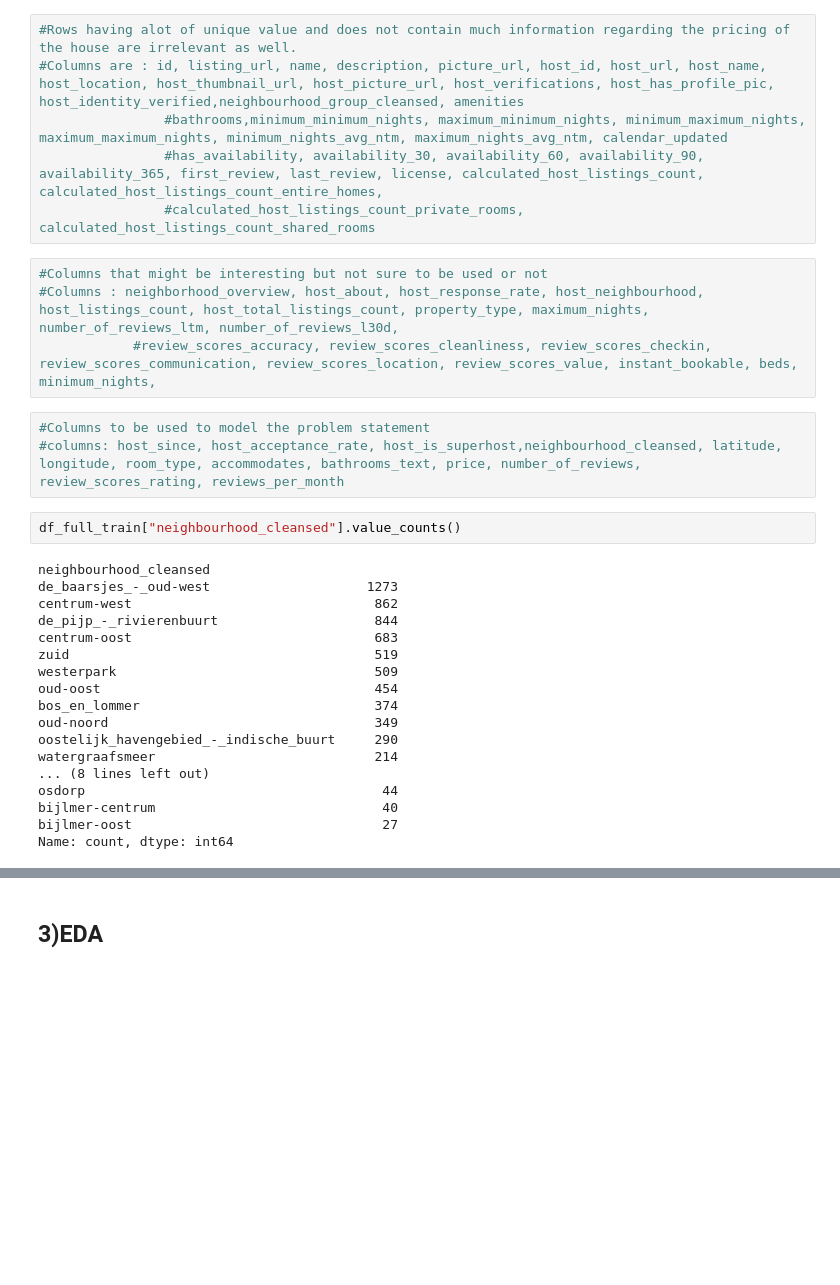
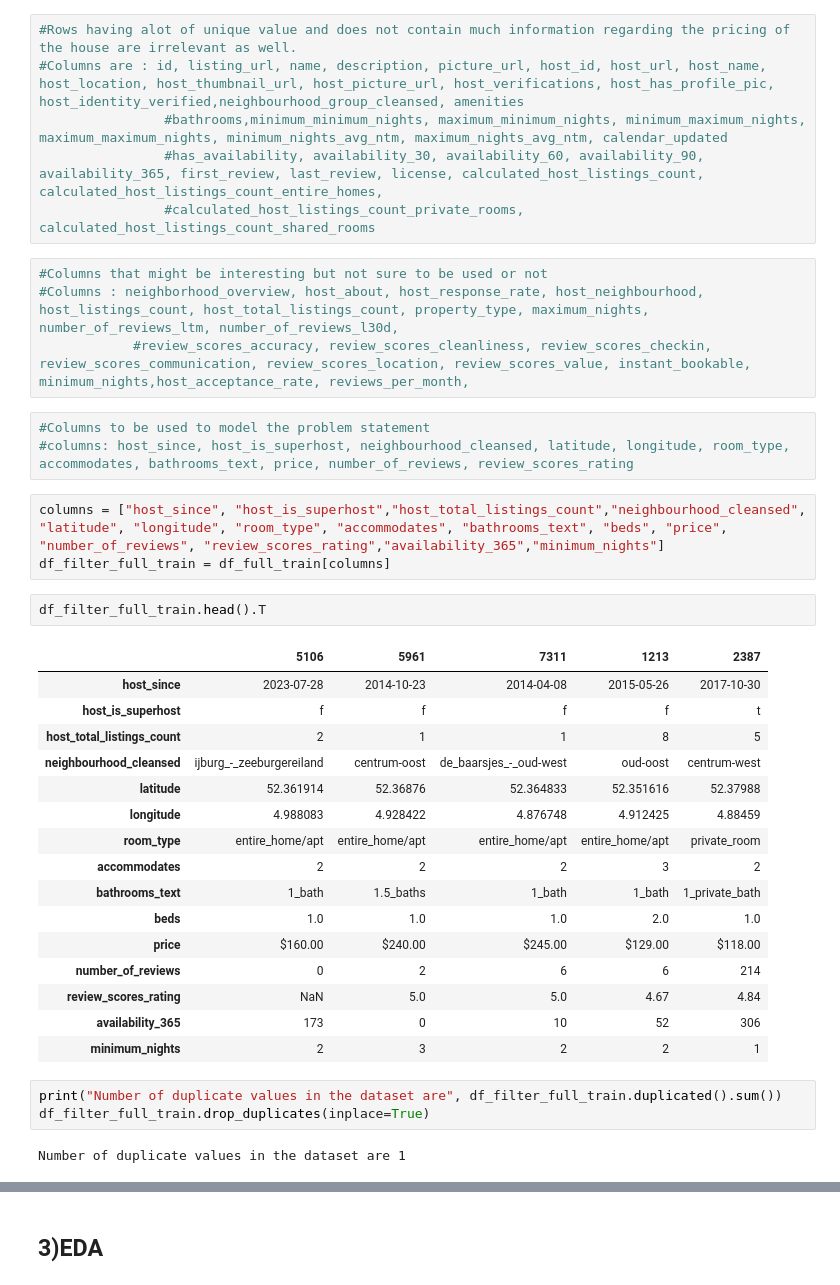
Before and after one commit to amitbharti017/Amsterdam_Airbnb, a Jupyter notebook: notebook/EDA.ipynb, the cells around one changed output, grey strips where cells are left out. Drawn from its saved outputs; the diff is of its cells as text; blank space fills up the shorter version.

```diff
--- a/notebook/EDA.ipynb
+++ b/notebook/EDA.ipynb
@@ -116,27 +119,34 @@ reviews_per_month
 # %%
 #Columns that might be interesting but not sure to be used or not
 #Columns : neighborhood_overview, host_about, host_response_rate, host_neighbourhood, host_listings_count, host_total_listings_count, property_type, maximum_nights, number_of_reviews_ltm, number_of_reviews_l30d,
-            #review_scores_accuracy, review_scores_cleanliness, review_scores_checkin, review_scores_communication, review_scores_location, review_scores_value, instant_bookable, beds,  minimum_nights,
+            #review_scores_accuracy, review_scores_cleanliness, review_scores_checkin, review_scores_communication, review_scores_location, review_scores_value, instant_bookable,  minimum_nights,host_acceptance_rate, reviews_per_month,
 # %%
 #Columns to be used to model the problem statement
-#columns: host_since, host_acceptance_rate, host_is_superhost,neighbourhood_cleansed, latitude, longitude, room_type, accommodates, bathrooms_text, price, number_of_reviews, review_scores_rating, reviews_per_month
+#columns: host_since, host_is_superhost, neighbourhood_cleansed, latitude, longitude, room_type, accommodates, bathrooms_text, price, number_of_reviews, review_scores_rating
-# %%
-df_full_train["neighbourhood_cleansed"].value_counts()
-# %% [output]
-neighbourhood_cleansed
-de_baarsjes_-_oud-west                    1273
-centrum-west                               862
-de_pijp_-_rivierenbuurt                    844
-centrum-oost                               683
-zuid                                       519
-westerpark                                 509
-oud-oost                                   454
-bos_en_lommer                              374
-oud-noord                                  349
-oostelijk_havengebied_-_indische_buurt     290
-watergraafsmeer                            214
-... (8 lines left out)
-osdorp                                      44
-bijlmer-centrum                             40
-bijlmer-oost                                27
-Name: count, dtype: int64
+# %%
+columns = ["host_since", "host_is_superhost","host_total_listings_count","neighbourhood_cleansed", "latitude", "longitude", "room_type", "accommodates", "bathrooms_text", "beds", "price", "number_of_reviews", "review_scores_rating","availability_365","minimum_nights"]
+df_filter_full_train = df_full_train[columns]
+# %%
+df_filter_full_train.head().T
+# %% [output]
+|  | 5106 | 5961 | 7311 | 1213 | 2387 |
+| host_since | 2023-07-28 | 2014-10-23 | 2014-04-08 | 2015-05-26 | 2017-10-30 |
+| host_is_superhost | f | f | f | f | t |
+| host_total_listings_count | 2 | 1 | 1 | 8 | 5 |
+| neighbourhood_cleansed | ijburg_-_zeeburgereiland | centrum-oost | de_baarsjes_-_oud-west | oud-oost | centrum-west |
+| latitude | 52.361914 | 52.36876 | 52.364833 | 52.351616 | 52.37988 |
+| longitude | 4.988083 | 4.928422 | 4.876748 | 4.912425 | 4.88459 |
+| room_type | entire_home/apt | entire_home/apt | entire_home/apt | entire_home/apt | private_room |
+| accommodates | 2 | 2 | 2 | 3 | 2 |
+| bathrooms_text | 1_bath | 1.5_baths | 1_bath | 1_bath | 1_private_bath |
+| beds | 1.0 | 1.0 | 1.0 | 2.0 | 1.0 |
+| price | $160.00 | $240.00 | $245.00 | $129.00 | $118.00 |
+| number_of_reviews | 0 | 2 | 6 | 6 | 214 |
+| review_scores_rating | NaN | 5.0 | 5.0 | 4.67 | 4.84 |
+| availability_365 | 173 | 0 | 10 | 52 | 306 |
+| minimum_nights | 2 | 3 | 2 | 2 | 1 |
+# %%
+print("Number of duplicate values in the dataset are", df_filter_full_train.duplicated().sum())
+df_filter_full_train.drop_duplicates(inplace=True)
+# %% [output]
+Number of duplicate values in the dataset are 1
```
Also changed, not shown: parts of 28 cells of this notebook.
